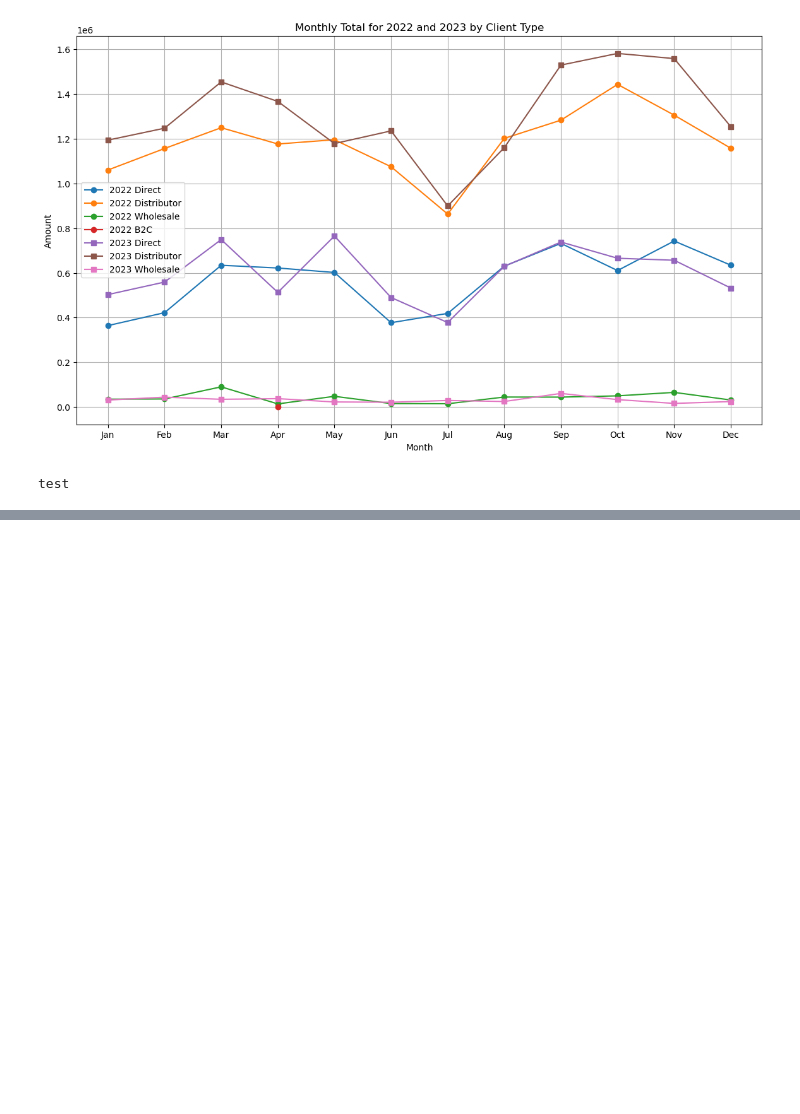
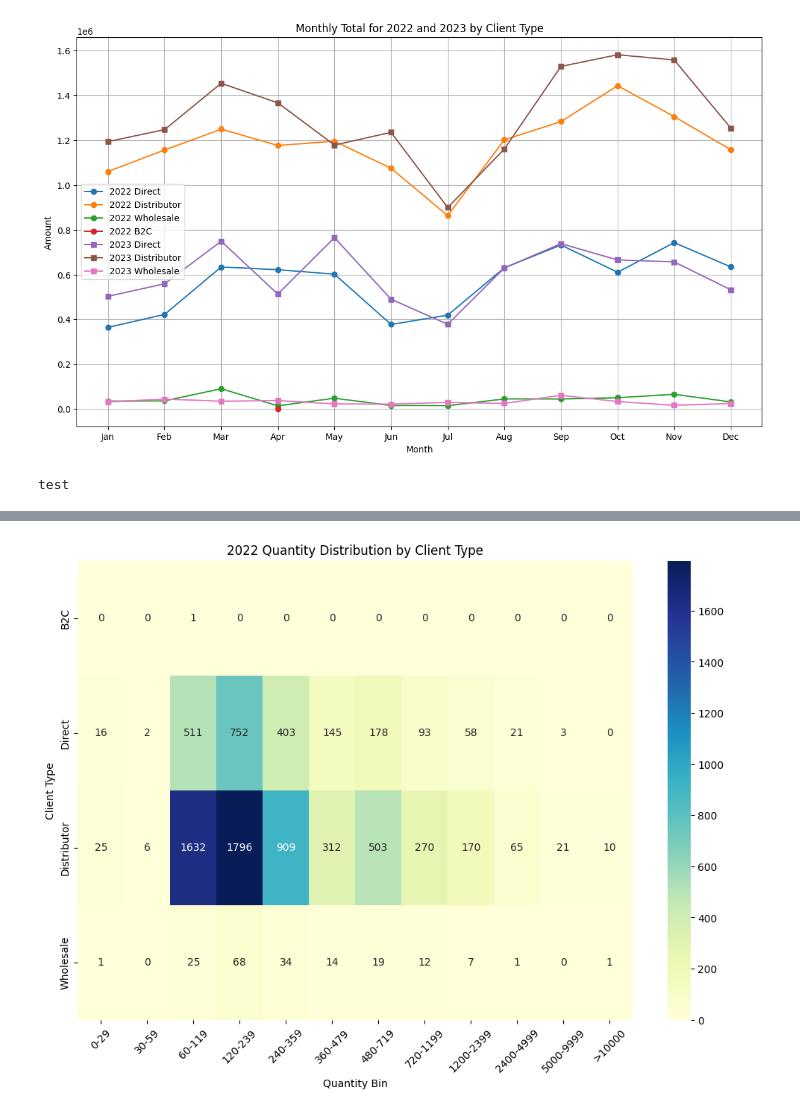
Before and after one commit to Atlis34/Project1, a Jupyter notebook: analysis/combined_data.ipynb, the cells around one changed output, grey strips where cells are left out. Saved outputs shown, nothing was run; the diff lists cells and outputs as text; code cells hidden in the pictures; blank space fills up the shorter version.

Commit message:
All margin and profitabilty graphs added and complete

```diff
--- a/analysis/combined_data.ipynb
+++ b/analysis/combined_data.ipynb
@@ -1358,3 +1356,13 @@ plt.show()
 print("test")
 # %% [output]
 test
+# %%
+#What was the total order size by price break year to year? (Bins and Slice!)- KH
+
+bins = [0, 29, 59, 119, 239, 359, 479, 719, 1199, 2399, 4999, 9999, 500000]
+bin_labels = ['0-29', '30-59', '60-119', '120-239', '240-359', '360-479', '480-719', '720-1199', '1200-2399', '2400-4999', '5000-9999', '>10000']
+# %%
+# For 2022 DataFrame
+filtered_deal_prod_2022_df['quantity_bin'] = pd.cut(filtered_deal_prod_2022_df['total_deal_quantity'], bins=bins, labels=bin_labels, include_lowest=True)
+# For 2023 DataFrame
+filtered_deal_prod_2023_df['quantity_bin'] = pd.cut(filtered_deal_prod_2023_df['total_deal_quantity'], bins=bins, labels=bin_labels, include_lowest=True)
@@ -1360,0 +1410,6 @@ test
+# %%
+# For 2022 DataFrame
+grouped_2022 = filtered_deal_prod_2022_df.groupby(['client_type_x', 'quantity_bin']).size().unstack(fill_value=0)
+
+# For 2023 DataFrame
+grouped_2023 = filtered_deal_prod_2023_df.groupby(['client_type_x', 'quantity_bin']).size().unstack(fill_value=0)
@@ -1360,0 +1440,14 @@ test
+# %%
+import seaborn as sns
+import matplotlib.pyplot as plt
+
+# Example for 2022 data
+plt.figure(figsize=(12, 8))
+sns.heatmap(grouped_2022, annot=True, cmap="YlGnBu", fmt="d")
+plt.title('2022 Quantity Distribution by Client Type')
+plt.ylabel('Client Type')
+plt.xlabel('Quantity Bin')
+plt.xticks(rotation=45)
+plt.show()
+# %% [output]
+[figure, added]
```
Also changed, not shown: parts of 13 cells of this notebook, 8 other files.
